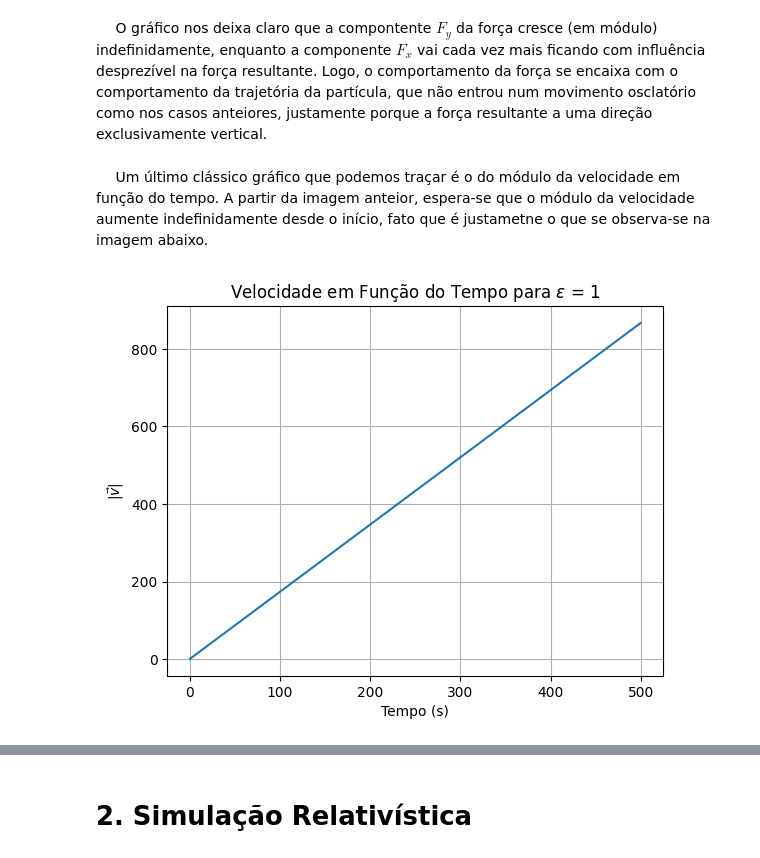
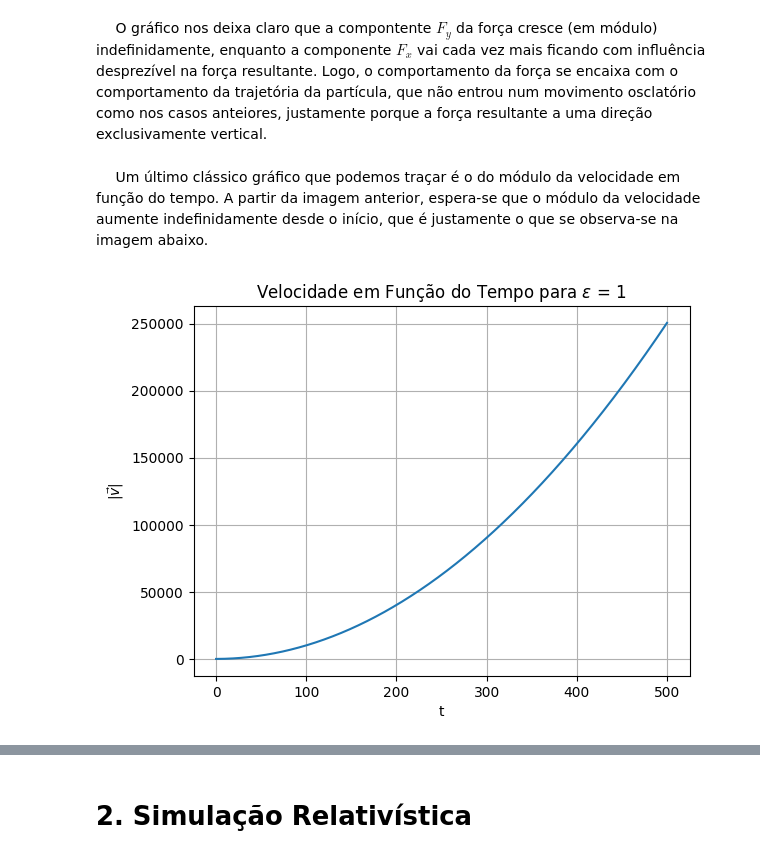
Before and after one commit to Wally-sson/pys, a Jupyter notebook: HEHEHEH PETPY.ipynb, the cells around one changed output, grey strips where cells are left out. Cells and saved outputs as stored; diff of their text form; code cells hidden in the pictures.

```diff
--- a/HEHEHEH PETPY.ipynb
+++ b/HEHEHEH PETPY.ipynb
@@ -348,22 +347,22 @@ plt.show()
 # %% [markdown]
 $\quad$ O gráfico nos deixa claro que a compontente $F_y$ da força cresce (em módulo) indefinidamente, enquanto a componente $F_x$ vai cada vez mais ficando com influência desprezível na força resultante. Logo, o comportamento da força se encaixa com o comportamento da trajetória da partícula, que não entrou num movimento osclatório como nos casos anteiores, justamente porque a força resultante a uma direção exclusivamente vertical.
 # %% [markdown]
-$\quad$ Um último clássico gráfico que podemos traçar é o do módulo da velocidade em função do tempo. A partir da imagem anteior, espera-se que o módulo da velocidade aumente indefinidamente desde o início, fato que é justametne o que se observa-se na imagem abaixo.
+$\quad$ Um último clássico gráfico que podemos traçar é o do módulo da velocidade em função do tempo. A partir da imagem anterior, espera-se que o módulo da velocidade aumente indefinidamente desde o início, que é justamente o que se observa-se na imagem abaixo.
 # %%
 r = np.array([x,vx,y,vy], float)  # Vetor r com a condição inicial.
 velocidade_values = []
 
 for t in ts:
     r = R4K(r,t,dt, epsilon)
-    vel = (r[1]**2 + r[3])**(1/2)
+    vel = (r[1]**2 + r[3]**2)**(1/2)
     velocidade_values.append(vel)
 
 #Plotagem da trajetória.
 plt.plot(ts, velocidade_values)
-plt.xlabel('Tempo (s)')
+plt.xlabel('t')
 plt.ylabel(r'$|\vec{v}|$')
-plt.title(r'Velocidade em Função do Tempo para $\epsilon$ = 1')
+plt.title(rf'Velocidade em Função do Tempo para $\epsilon$ = 1')
 plt.grid()
 plt.show()
 # %% [output]
-[figure, old version]
+[figure, new version]
```
Also changed, not shown: parts of 45 cells of this notebook.
